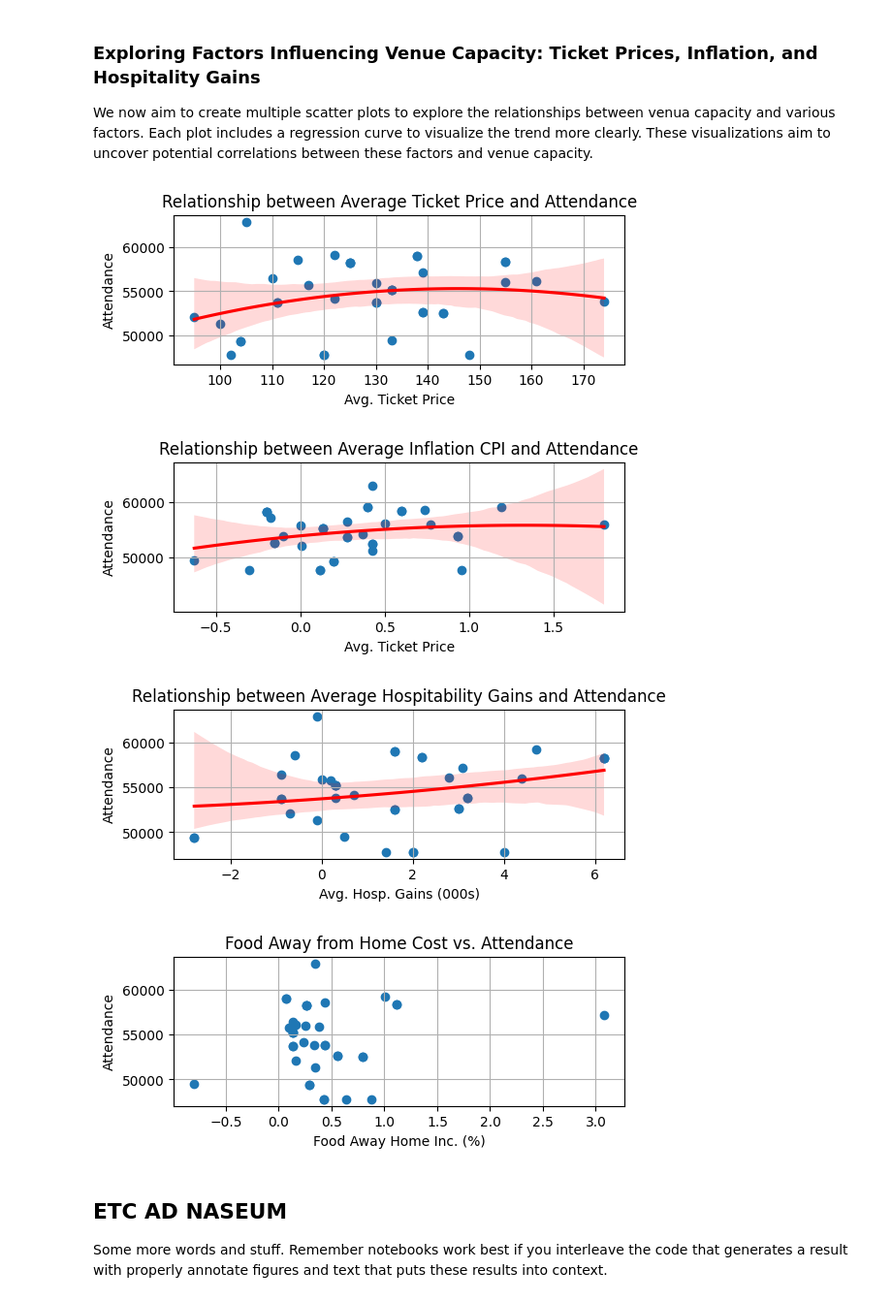
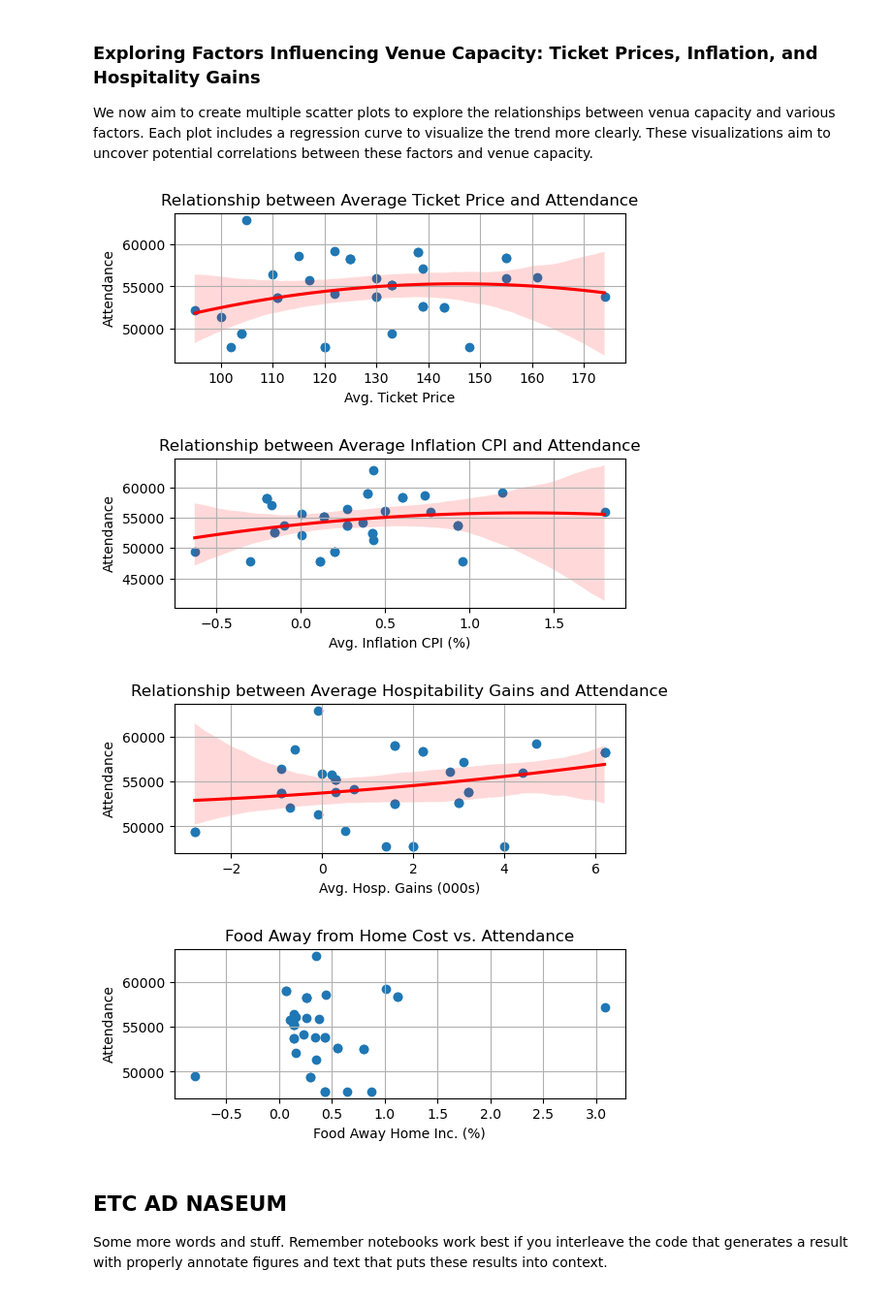
Before and after one commit to AnikAlam/AnikAlam_COGS108_EDA, a Jupyter notebook: FinalProject_groupXXX.ipynb, the cells around one changed output. Shown at 97% size. Cells and saved outputs as stored; diff of their text form; code cells hidden in the pictures.

Commit message:
update x-axis for 'Average Inflation CPI and Attendance' plot

```diff
--- a/FinalProject_groupXXX.ipynb
+++ b/FinalProject_groupXXX.ipynb
@@ -388,38 +388,38 @@ plt.xlabel("Avg. Ticket Price")
 plt.ylabel("Attendance")
 plt.grid(True)  # Add grid lines for better visualization
 plt.show()
 
 plt.figure(figsize=(6, 2))
 plt.scatter(x=reputation_df["Avg. Inflation CPI (%)"], y=reputation_df["Attendance"])
 sns.regplot(data=reputation_df, x="Avg. Inflation CPI (%)", y="Attendance", scatter=False, order=2, color='red')
 plt.title("Relationship between Average Inflation CPI and Attendance")
-plt.xlabel("Avg. Ticket Price")
+plt.xlabel("Avg. Inflation CPI (%)")
 plt.ylabel("Attendance")
 plt.grid(True)  # Add grid lines for better visualization
 plt.show()
 
 plt.figure(figsize=(6, 2))
 plt.scatter(x=reputation_df["Avg. Hosp. Gains (000s)"], y=reputation_df["Attendance"])
 sns.regplot(data=reputation_df, x="Avg. Hosp. Gains (000s)", y="Attendance", scatter=False, order=2, color='red')
 plt.title("Relationship between Average Hospitability Gains and Attendance")
 plt.xlabel("Avg. Hosp. Gains (000s)")
 plt.ylabel("Attendance")
 plt.grid(True)  # Add grid lines for better visualization
 plt.show()
 
 plt.figure(figsize=(6, 2))
 plt.scatter(x=reputation_df["Food Away Home Inc. (%)"], y=reputation_df["Attendance"])
 #sns.regplot(data=reputation_df, x="Food Away Home Inc. (%)", y="Capacity", scatter=False, order=2, color='red')
 plt.title("Food Away from Home Cost vs. Attendance")
 plt.xlabel("Food Away Home Inc. (%)")
 plt.ylabel("Attendance")
 plt.grid(True)  # Add grid lines for better visualization
 plt.show()
 # %% [output]
-[figure, old version]
+[figure, new version]
-[figure, old version]
+[figure, new version]
-[figure, old version]
+[figure, new version]
-[figure, old version]
+[figure, new version]
 # %% [markdown]
 ## ETC AD NASEUM
 
```
Also changed, not shown: parts of 1 cell of this notebook.
